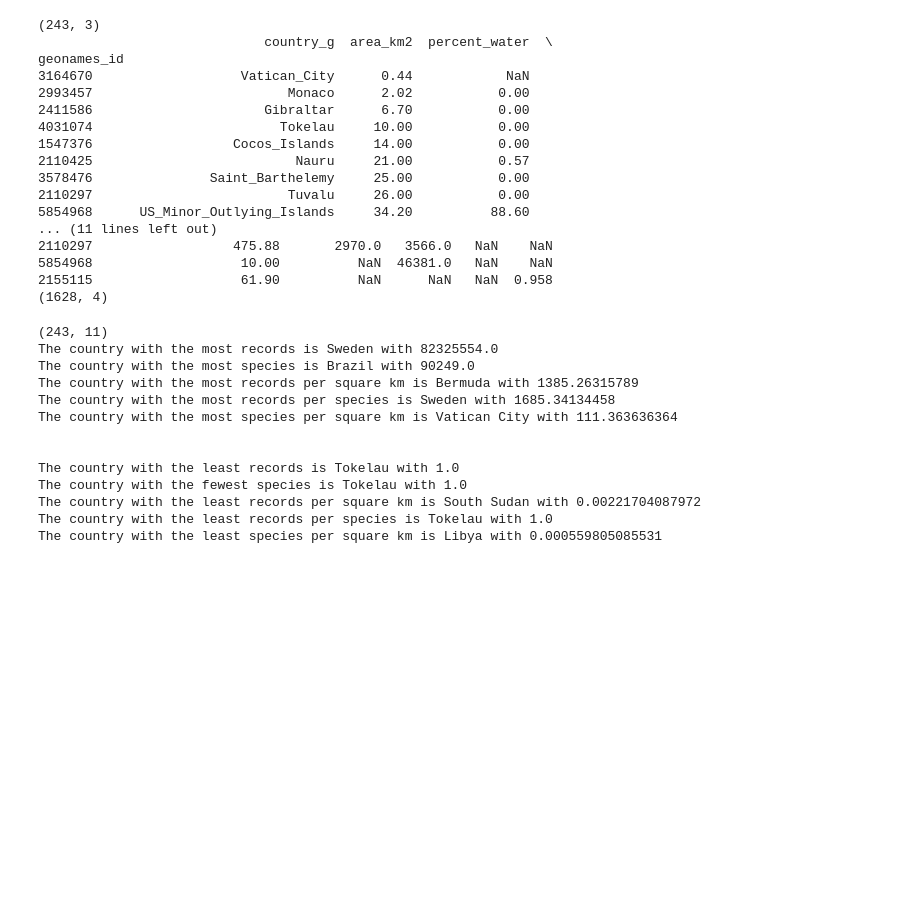
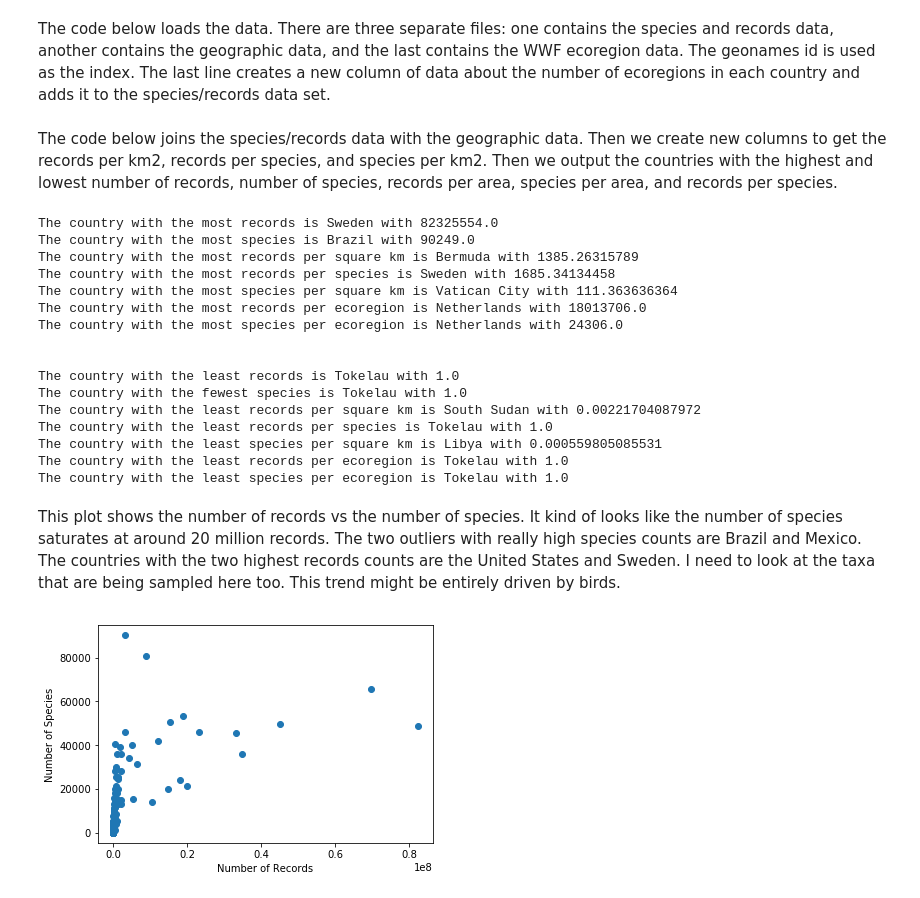
Before and after one commit to diatomsRcool/checklists, a Jupyter notebook: geography_data/data_explore.ipynb, the cells around one changed output. Cells and saved outputs as stored; diff of their text form; code cells hidden in the pictures; blank space fills up the shorter version.

```diff
--- a/geography_data/data_explore.ipynb
+++ b/geography_data/data_explore.ipynb
@@ -2,66 +6,78 @@
 import pandas as pd
 import numpy as np
 import matplotlib.pyplot as plt
+# %% [markdown]
+The code below loads the data. There are three separate files: one contains the species and records data, another contains the geographic data, and the last contains the WWF ecoregion data. The geonames id is used as the index. The last line creates a new column of data about the number of ecoregions in each country and adds it to the species/records data set.
 # %%
 df = pd.read_table('species_counts.tsv', sep='\t', header=0, index_col=3, dtype={'country_s':str, '#_Records':np.float64, '#_Species':np.float64, 'geonames_id':np.int32})
 geo = pd.read_table('geography_data.txt', sep ='\t', header=0, index_col=1, dtype={'country_g':str, 'geonames_id':np.int32, 'area_km2':np.float64, 'percent_water':np.float64, 'population_density':np.float64, 'gdp_nominal':np.float64, 'gdp_ppp':np.float64, 'gini':np.float64, 'hdi':np.float64})
-eco = pd.read_table('ecoregions.tsv', sep='\t', header=0, index_col=4, dtype={'ecozone':str, 'biome':str, 'ecoregion':str, 'country_e':str, 'geonames_id':np.int32})
-print(df.shape)
-print(geo.nsmallest(10, 'area_km2'))
-print(eco.shape)
+eco = pd.read_table('ecoregions.tsv', sep='\t', header=0, dtype={'domain':str, 'ecozone':str, 'biome':str, 'ecoregion':str, 'country_e':str, 'geonames_id':np.int32})
+tax = pd.read_table('taxon_data.txt', sep='\t', header=0, dtype={'country_t':str, 'geonames_id':np.int32, 'family':str, 'records':np.int32})
+df['#_ecoregions'] = eco['geonames_id'].value_counts()
+df['#_families'] = tax['geonames_id'].value_counts()
-# %% [output]
-(243, 3)
-                             country_g  area_km2  percent_water  \
-geonames_id
-3164670                   Vatican_City      0.44            NaN
-2993457                         Monaco      2.02           0.00
-2411586                      Gibraltar      6.70           0.00
-4031074                        Tokelau     10.00           0.00
-1547376                  Cocos_Islands     14.00           0.00
-2110425                          Nauru     21.00           0.57
-3578476               Saint_Barthelemy     25.00           0.00
-2110297                         Tuvalu     26.00           0.00
-5854968      US_Minor_Outlying_Islands     34.20          88.60
-... (11 lines left out)
-2110297                  475.88       2970.0   3566.0   NaN    NaN
-5854968                   10.00          NaN  46381.0   NaN    NaN
-2155115                   61.90          NaN      NaN   NaN  0.958
-(1628, 4)
+# %% [markdown]
+The code below joins the species/records data with the geographic data. Then we create new columns to get the records per km2, records per species, and species per km2. Then we output the countries with the highest and lowest number of records, number of species, records per area, species per area, and records per species.
 # %%
+#join the data
 all_data = pd.concat([df, geo], axis=1, join_axes=[df.index])
-print(all_data.shape)
+
+#here I was trying to learn more about ecoregions. I think I need to include freshwater and marine ecoregions before
+#I can proceed.
+#h = all_data.loc[all_data['#_ecoregions'] == 1.0]
+#print(h.loc[h['percent_water'] == 0])
+
+#create the new columns
 all_data['records_per_area'] = all_data['#_Records']/all_data['area_km2']
 all_data['records_per_species'] = all_data['#_Records']/all_data['#_Species']
 all_data['species_per_area'] = all_data['#_Species']/all_data['area_km2']
+all_data['records_per_ecoregion'] = all_data['#_Records']/all_data['#_ecoregions']
+all_data['species_per_ecoregion'] = all_data['#_Species']/all_data['#_ecoregions']
 #print(all_data.nlargest(10, 'species_per_area'))
+
+#find the country with the largest value
 a = all_data.nlargest(1, '#_Records')
 b = all_data.nlargest(1, '#_Species')
 c = all_data.nlargest(1, 'records_per_area')
 d = all_data.nlargest(1, 'records_per_species')
 e = all_data.nlargest(1, 'species_per_area')
+f = all_data.nlargest(1, 'records_per_ecoregion')
+g = all_data.nlargest(1, 'species_per_ecoregion')
+
+#output the answer
 print('The country with the most records is ' + a.iloc[0]['country_s'] + ' with ' + str(a.iloc[0]['#_Records']))
 print('The country with the most species is ' + b.iloc[0]['country_s'] + ' with ' + str(b.iloc[0]['#_Species']))
 print('The country with the most records per square km is ' + c.iloc[0]['country_s'] + ' with ' + str(c.iloc[0]['records_per_area']))
 print('The country with the most records per species is ' + d.iloc[0]['country_s'] + ' with ' + str(d.iloc[0]['records_per_species']))
 print('The country with the most species per square km is ' + e.iloc[0]['country_s'] + ' with ' + str(e.iloc[0]['species_per_area']))
+print('The country with the most records per ecoregion is ' + f.iloc[0]['country_s'] + ' with ' + str(f.iloc[0]['records_per_ecoregion']))
+print('The country with the most species per ecoregion is ' + g.iloc[0]['country_s'] + ' with ' + str(g.iloc[0]['species_per_ecoregion']))
 print('\n')
+
+#find the country with the smallest result
 a = all_data.nsmallest(1, '#_Records')
 b = all_data.nsmallest(1, '#_Species')
 c = all_data.nsmallest(1, 'records_per_area')
 d = all_data.nsmallest(1, 'records_per_species')
 e = all_data.nsmallest(1, 'species_per_area')
+f = all_data.nsmallest(1, 'records_per_ecoregion')
+g = all_data.nsmallest(1, 'species_per_ecoregion')
+
+#output the answer
 print('The country with the least records is ' + a.iloc[0]['country_s'] + ' with ' + str(a.iloc[0]['#_Records']))
 print('The country with the fewest species is ' + b.iloc[0]['country_s'] + ' with ' + str(b.iloc[0]['#_Species']))
 print('The country with the least records per square km is ' + c.iloc[0]['country_s'] + ' with ' + str(c.iloc[0]['records_per_area']))
 print('The country with the least records per species is ' + d.iloc[0]['country_s'] + ' with ' + str(d.iloc[0]['records_per_species']))
 print('The country with the least species per square km is ' + e.iloc[0]['country_s'] + ' with ' + str(e.iloc[0]['species_per_area']))
+print('The country with the least records per ecoregion is ' + f.iloc[0]['country_s'] + ' with ' + str(f.iloc[0]['records_per_ecoregion']))
+print('The country with the least species per ecoregion is ' + g.iloc[0]['country_s'] + ' with ' + str(g.iloc[0]['species_per_ecoregion']))
 # %% [output]
-(243, 11)
 The country with the most records is Sweden with 82325554.0
 The country with the most species is Brazil with 90249.0
 The country with the most records per square km is Bermuda with 1385.26315789
 The country with the most records per species is Sweden with 1685.34134458
 The country with the most species per square km is Vatican City with 111.363636364
+The country with the most records per ecoregion is Netherlands with 18013706.0
+The country with the most species per ecoregion is Netherlands with 24306.0
 
 
 The country with the least records is Tokelau with 1.0
@@ -69,3 +85,14 @@ The country with the fewest species is Tokelau with 1.0
 The country with the least records per square km is South Sudan with 0.00221704087972
 The country with the least records per species is Tokelau with 1.0
 The country with the least species per square km is Libya with 0.000559805085531
+The country with the least records per ecoregion is Tokelau with 1.0
+The country with the least species per ecoregion is Tokelau with 1.0
+# %% [markdown]
+This plot shows the number of records vs the number of species. It kind of looks like the number of species saturates at around 20 million records. The two outliers with really high species counts are Brazil and Mexico. The countries with the two highest records counts are the United States and Sweden. I need to look at the taxa that are being sampled here too. This trend might be entirely driven by birds.
+# %%
+plt.scatter(all_data['#_Records'], all_data['#_Species'])
+plt.xlabel('Number of Records')
+plt.ylabel('Number of Species')
+plt.show()
+# %% [output]
+[figure, added]
```
Also changed, not shown: parts of 30 cells of this notebook, 11 other files.
